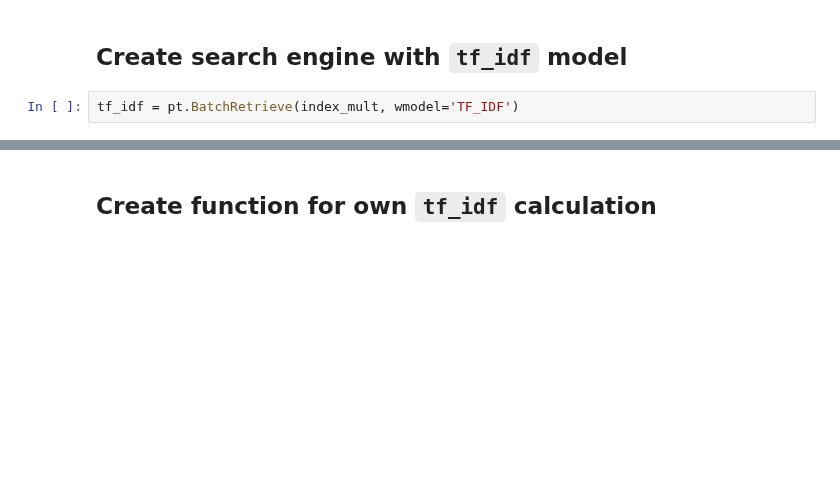
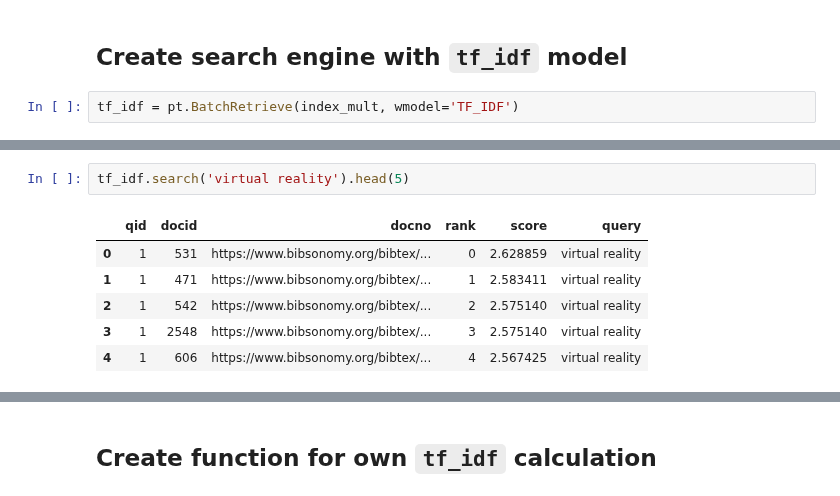
Before and after one commit to th-schmidt/2023-2024_Data_Librarian_Thomas_Schmidt, a Jupyter notebook: Modul_2/pyterrier-tut/pyterrier_aufgabe.ipynb, the cells around one changed output, grey strips where cells are left out. Saved outputs shown, nothing was run; the diff lists cells and outputs as text; blank space fills up the shorter version.

```diff
--- a/Modul_2/pyterrier-tut/pyterrier_aufgabe.ipynb
+++ b/Modul_2/pyterrier-tut/pyterrier_aufgabe.ipynb
@@ -422,0 +403,9 @@ result
+# %%
+tf_idf.search('virtual reality').head(5)
+# %% [output]
+|  | qid | docid | docno | rank | score | query |
+| 0 | 1 | 531 | https://www.bibsonomy.org/bibtex/... | 0 | 2.628859 | virtual reality |
+| 1 | 1 | 471 | https://www.bibsonomy.org/bibtex/... | 1 | 2.583411 | virtual reality |
+| 2 | 1 | 542 | https://www.bibsonomy.org/bibtex/... | 2 | 2.575140 | virtual reality |
+| 3 | 1 | 2548 | https://www.bibsonomy.org/bibtex/... | 3 | 2.575140 | virtual reality |
+| 4 | 1 | 606 | https://www.bibsonomy.org/bibtex/... | 4 | 2.567425 | virtual reality |
```
Also changed, not shown: parts of 15 cells of this notebook, 1 other file.
